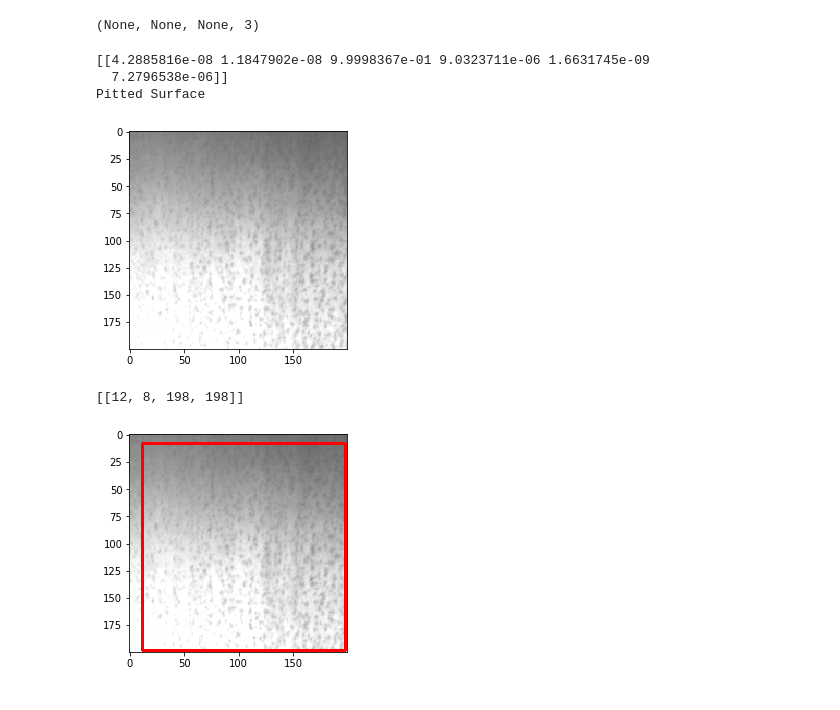
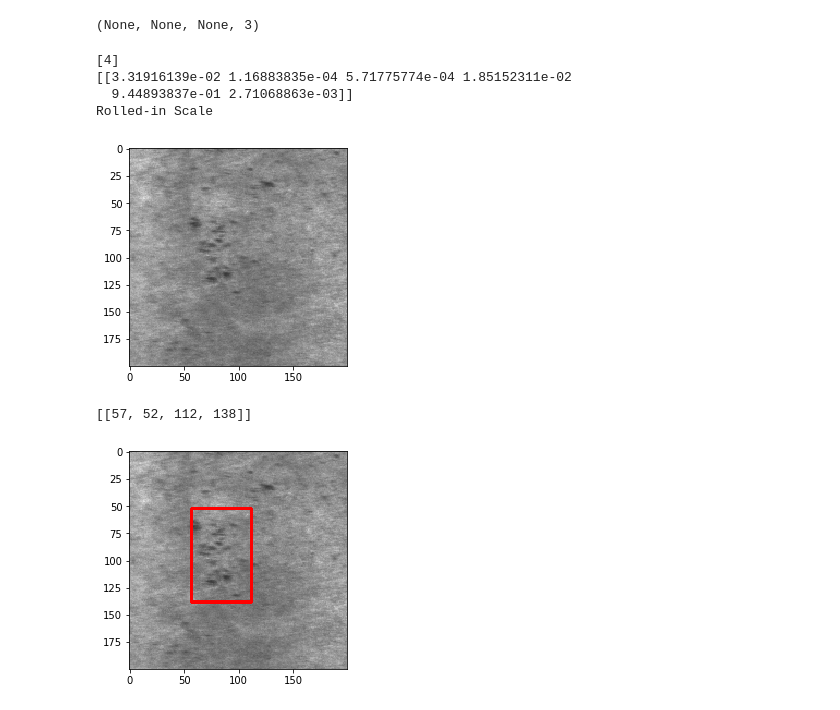
Before and after one commit to mahesh-sudhakar/NEU_XAI, a Jupyter notebook: xai_predict.ipynb, the cells around one changed output. Drawn from its saved outputs; the diff is of its cells as text; code cells hidden in the pictures.

```diff
--- a/xai_predict.ipynb
+++ b/xai_predict.ipynb
@@ -41,4 +33,4 @@ Using TensorFlow backend.
 # %% [markdown]
 Model 22
 # %%
-saved_model = load_model('/content/drive/My Drive/xai_model/model_22.h5')
+saved_model = load_model('/content/drive/My Drive/xai_model/model_23.h5')
@@ -69,41 +43,31 @@ saved_model.summary()
 # %%
-annotation = '/content/drive/My Drive/NEU-DET/ANNOTATIONS/pitted_surface_158.xml'
-image_path="/content/drive/My Drive/NEU surface defect database - test split/Test/PS/PS_158.bmp"
+annotation = '/content/drive/My Drive/NEU-DET/ANNOTATIONS/rolled-in_scale_164.xml'
+image_path="/content/drive/My Drive/NEU surface defect database - test split/Test/RS/RS_164.bmp"
+# %%
+labels = {0: 'Crazing', 1: 'Inclusion', 2: 'Pitted Surface', 3: 'Patches', 4: 'Rolled-in Scale', 5: 'Scratches'}
 # %%
 image_path_copy = image_path
 img = image.load_img(image_path, target_size=(200,200))
 b_img = cv2.imread(image_path)
 plt.imshow(img)
 
 img = image.img_to_array(img)
 img = np.expand_dims(img, axis=0)
 img = preprocess_input(img)
 result = saved_model.predict(img)
-print(result)
 
 prediction = result.argmax(axis=-1)
+print(prediction)
+output = labels[int(prediction)]
 
-if prediction == 0:
-  label = "Crazing"
-elif prediction == 1:
-  label = "Inclusion"
-elif prediction == 2:
-  label = "Pitted Surface"
-elif prediction == 3:
-  label = "Patches"
-elif prediction == 4:
-  label = "Rolled-in scale"
-elif prediction == 5:
-  label = "Scratches"
-else:
-  label = "Exception"
-
-print(label)
+print(result)
+print(output)
 # %% [output]
-[[4.2885816e-08 1.1847902e-08 9.9998367e-01 9.0323711e-06 1.6631745e-09
-  7.2796538e-06]]
-Pitted Surface
+[4]
+[[3.31916139e-02 1.16883835e-04 5.71775774e-04 1.85152311e-02
+  9.44893837e-01 2.71068863e-03]]
+Rolled-in Scale
-[figure, old version]
+[figure, new version]
 # %%
 def extract_boxes(filename):
 	tree = ElementTree.parse(filename)
@@ -122,7 +86,7 @@ boxes = extract_boxes(annotation)
 
 print(boxes)
 # %% [output]
-[[12, 8, 198, 198]]
+[[57, 52, 112, 138]]
 # %%
 for i in range(len(boxes)):
   pt1 = boxes[i][0], boxes[i][1]
@@ -131,7 +95,7 @@ for i in range(len(boxes)):
   cv2.rectangle(b_img, pt1, pt2, (255, 0, 0), 2)
   plt.imshow(b_img)
 # %% [output]
-[figure, old version]
+[figure, new version]
 # %%
 !pip install lime
 # %% [output]
```
Also changed, not shown: parts of 24 cells of this notebook.
